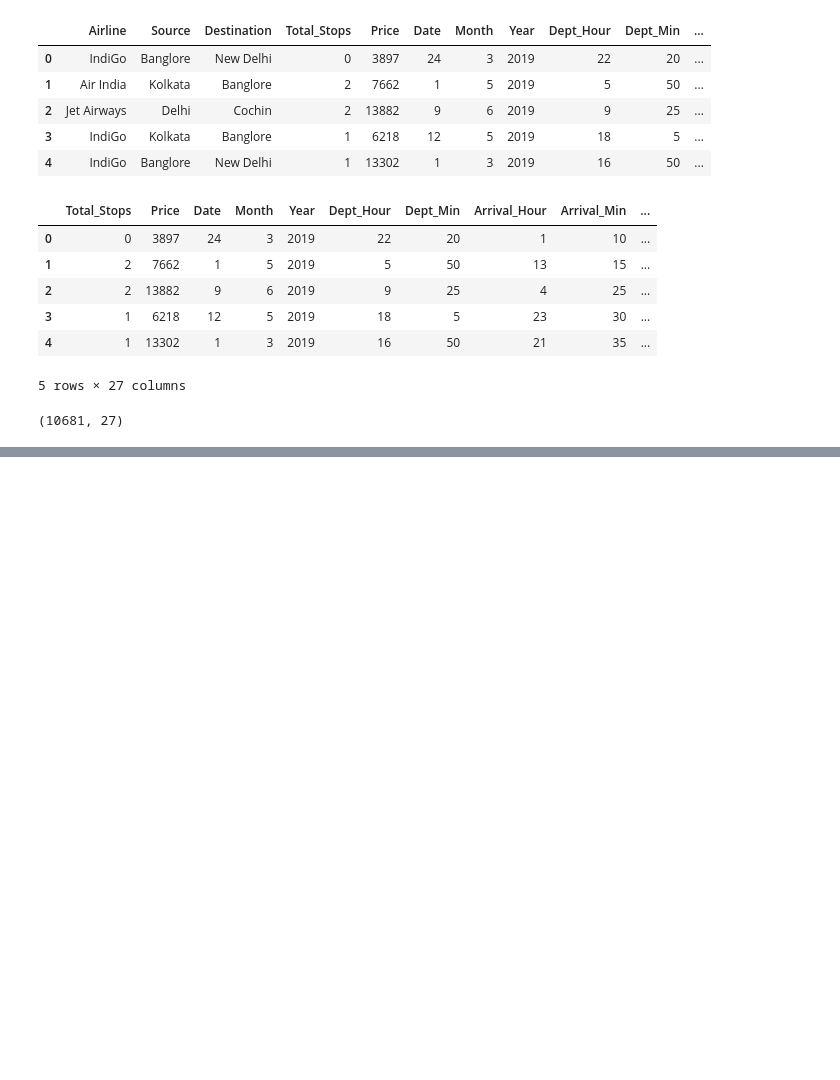
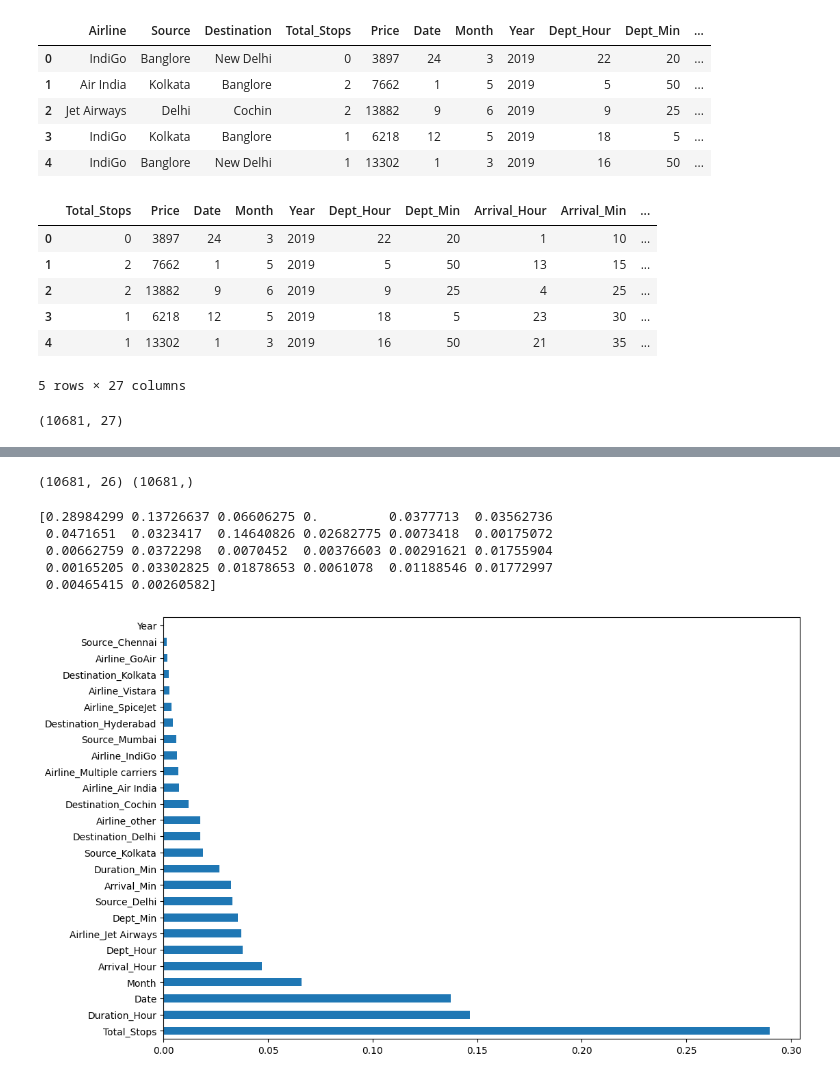
Before and after one commit to hitanshu5/MachineLearning, a Jupyter notebook: MLMiniProject.ipynb, the cells around one changed output, grey strips where cells are left out. Drawn from its saved outputs; the diff is of its cells as text; code cells hidden in the pictures; blank space fills up the shorter version.

```diff
--- a/MLMiniProject.ipynb
+++ b/MLMiniProject.ipynb
@@ -452,0 +478,27 @@ print(final_df.shape)
+# %%
+X=final_df[['Total_Stops','Date','Month','Year','Dept_Hour','Dept_Min','Arrival_Hour','Arrival_Min','Duration_Hour','Duration_Min','Airline_Air India','Airline_GoAir','Airline_IndiGo','Airline_Jet Airways','Airline_Multiple carriers','Airline_SpiceJet','Airline_Vistara','Airline_other','Source_Chennai','Source_Delhi','Source_Kolkata','Source_Mumbai','Destination_Cochin','Destination_Delhi','Destination_Hyderabad','Destination_Kolkata']]
+# %%
+y=final_df['Price']
+# %%
+print(X.shape,y.shape)
+# %% [output]
+(10681, 26) (10681,)
+# %%
+from sklearn.ensemble import ExtraTreesRegressor
+selection = ExtraTreesRegressor()
+selection.fit(X,y)
+
+print(selection.feature_importances_)
+# %% [output]
+[0.28984299 0.13726637 0.06606275 0.         0.0377713  0.03562736
+ 0.0471651  0.0323417  0.14640826 0.02682775 0.0073418  0.00175072
+ 0.00662759 0.0372298  0.0070452  0.00376603 0.00291621 0.01755904
+ 0.00165205 0.03302825 0.01878653 0.0061078  0.01188546 0.01772997
+ 0.00465415 0.00260582]
+# %%
+plt.figure(figsize=(12,8))
+feat_importances = pd.Series(selection.feature_importances_, index=X.columns)
+feat_importances.nlargest(26).plot(kind='barh')
+plt.show()
+# %% [output]
+[figure, added]
```
Also changed, not shown: parts of 33 cells of this notebook.
